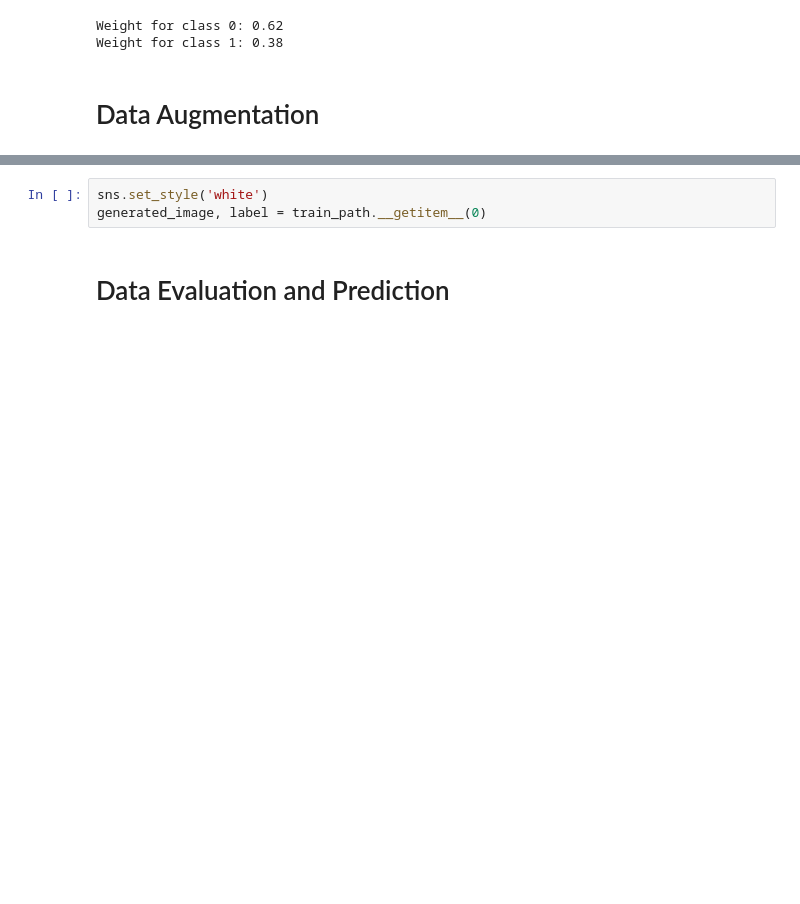
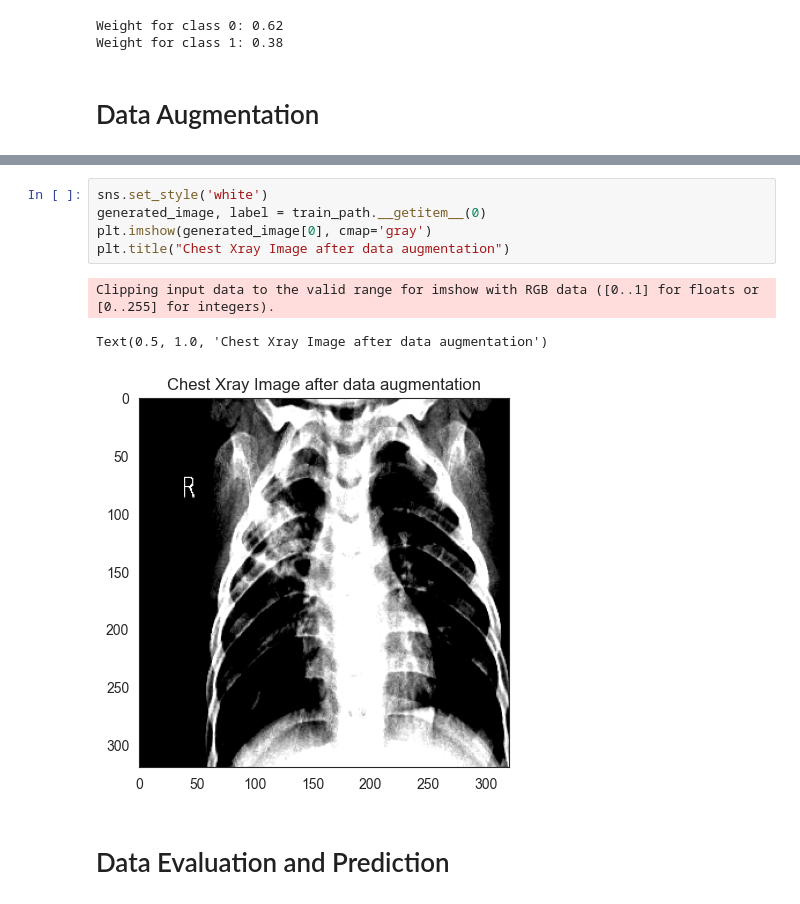
Before and after one commit to Nitin1692/Pneumonia-Detection, a Jupyter notebook: Pnemounia_Detection.ipynb, the cells around one changed output, grey strips where cells are left out. Cells and saved outputs as stored; diff of their text form; blank space fills up the shorter version.

Commit message:
Data prediction

```diff
--- a/Pnemounia_Detection.ipynb
+++ b/Pnemounia_Detection.ipynb
@@ -205,6 +215,12 @@ plt.title("Accuracy Evolution")
 # %%
 sns.set_style('white')
 generated_image, label = train_path.__getitem__(0)
+plt.imshow(generated_image[0], cmap='gray')
+plt.title("Chest Xray Image after data augmentation")
+# %% [output]
+Clipping input data to the valid range for imshow with RGB data ([0..1] for floats or [0..255] for integers).
+Text(0.5, 1.0, 'Chest Xray Image after data augmentation')
+[figure, added]
 # %% [markdown]
 # Data Evaluation and Prediction
 # %%
```
Also changed, not shown: parts of 8 cells of this notebook.
